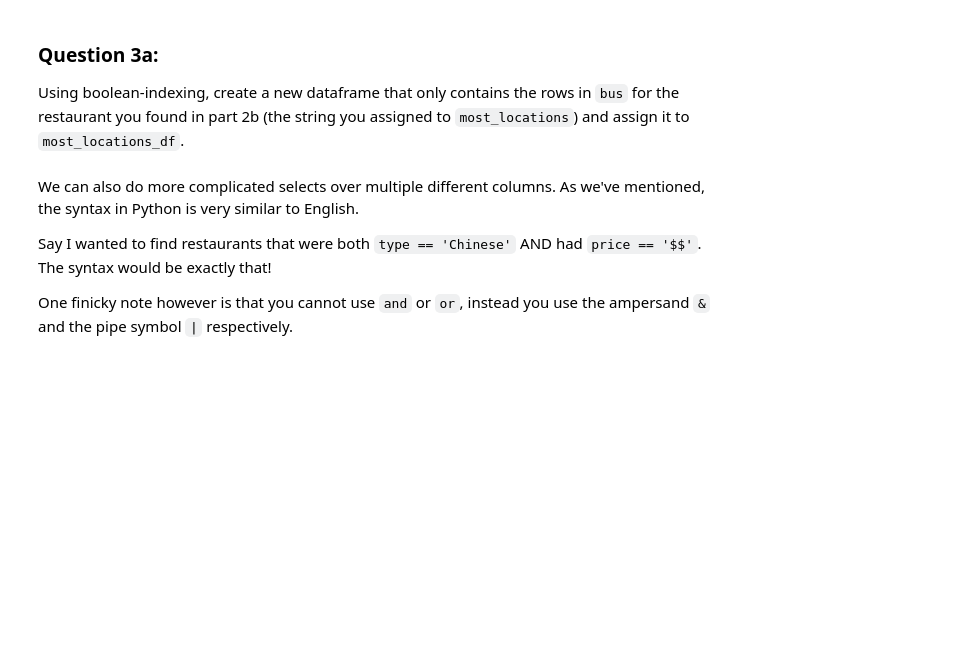
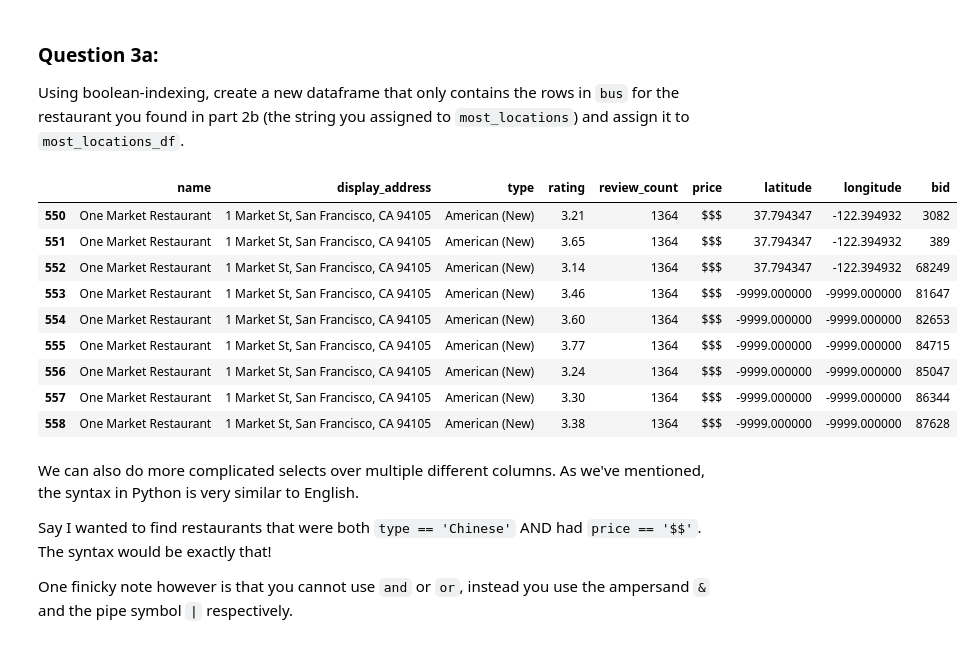
Before and after one commit to dnnyw/intro-to-ds-resources, a Jupyter notebook: final_project/final_project solutions.ipynb, the cells around one changed output. Saved outputs shown, nothing was run; the diff lists cells and outputs as text; code cells hidden in the pictures; blank space fills up the shorter version.

```diff
--- a/final_project/final_project.ipynb
+++ b/final_project/final_project solutions.ipynb
@@ -179,0 +179,4 @@ most_locations = ...
+# %%
+# delet me
+most_locations = "One Market Restaurant"
+most_locations
@@ -288,3 +299,18 @@ most_locations_df = ...
+# %%
+# delete me
+most_locations_df = bus[bus['name'] == most_locations]
+most_locations_df
+# %% [output]
+|  | name | display_address | type | rating | review_count | price | latitude | longitude | bid |
+| 550 | One Market Restaurant | 1 Market St, San Francisco, CA 94105 | American (New) | 3.21 | 1364 | $$$ | 37.794347 | -122.394932 | 3082 |
+| 551 | One Market Restaurant | 1 Market St, San Francisco, CA 94105 | American (New) | 3.65 | 1364 | $$$ | 37.794347 | -122.394932 | 389 |
+| 552 | One Market Restaurant | 1 Market St, San Francisco, CA 94105 | American (New) | 3.14 | 1364 | $$$ | 37.794347 | -122.394932 | 68249 |
+| 553 | One Market Restaurant | 1 Market St, San Francisco, CA 94105 | American (New) | 3.46 | 1364 | $$$ | -9999.000000 | -9999.000000 | 81647 |
+| 554 | One Market Restaurant | 1 Market St, San Francisco, CA 94105 | American (New) | 3.60 | 1364 | $$$ | -9999.000000 | -9999.000000 | 82653 |
+| 555 | One Market Restaurant | 1 Market St, San Francisco, CA 94105 | American (New) | 3.77 | 1364 | $$$ | -9999.000000 | -9999.000000 | 84715 |
+| 556 | One Market Restaurant | 1 Market St, San Francisco, CA 94105 | American (New) | 3.24 | 1364 | $$$ | -9999.000000 | -9999.000000 | 85047 |
+| 557 | One Market Restaurant | 1 Market St, San Francisco, CA 94105 | American (New) | 3.30 | 1364 | $$$ | -9999.000000 | -9999.000000 | 86344 |
+| 558 | One Market Restaurant | 1 Market St, San Francisco, CA 94105 | American (New) | 3.38 | 1364 | $$$ | -9999.000000 | -9999.000000 | 87628 |
 # %%
 check('q3a', most_locations_df)
 # %% [markdown]
```
Also changed, not shown: parts of 43 cells of this notebook, 1 other file.
